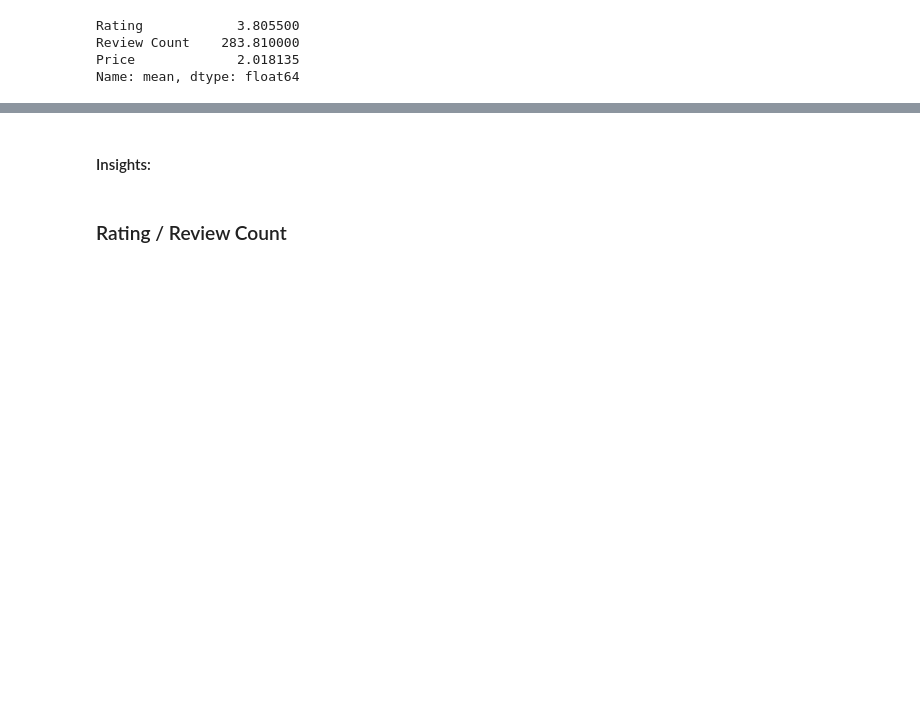
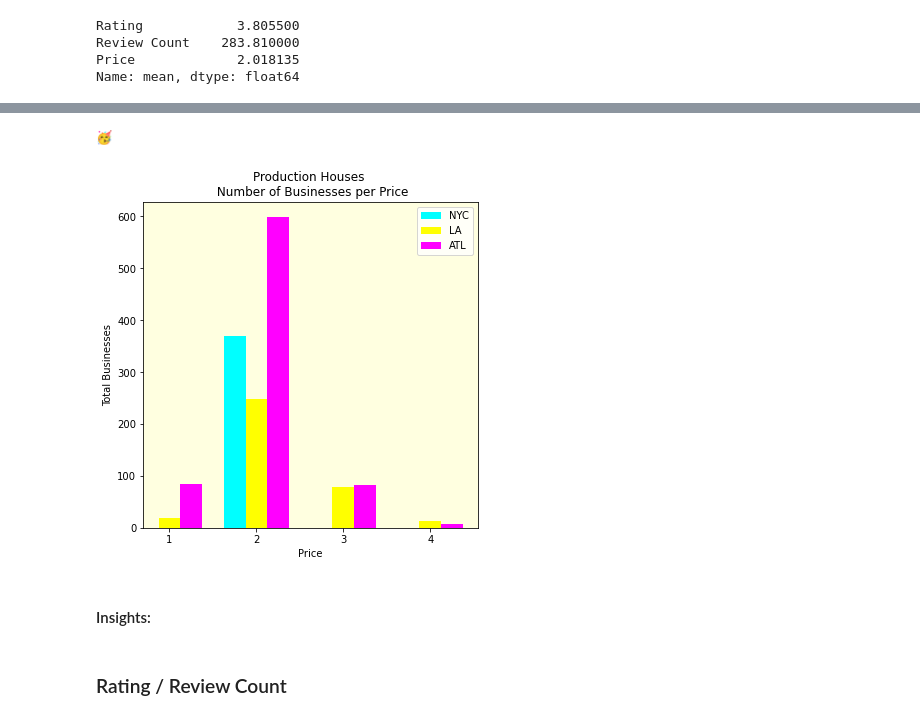
Before and after one commit to mike-flanagan/Yelp_Jake_Mike_Phase_1, a Jupyter notebook: Visualization_Analysis_Mike_Merge_Safe.ipynb, the cells around one changed output, grey strips where cells are left out. Cells and saved outputs as stored; diff of their text form; code cells hidden in the pictures; blank space fills up the shorter version.

```diff
--- a/Visualization_Analysis_Mike_Merge_Safe.ipynb
+++ b/Visualization_Analysis_Mike_Merge_Safe.ipynb
@@ -122,36 +210,39 @@ print('🥳')
 # %%
-price_review_cnt_title = 'Production Houses \n Relationship Between Price and Review Count'
+price_review_cnt_title = 'Production Houses \n Number of Businesses per Price'
 x_label = 'Price'
-y_label = 'Review Count'
+y_label = 'Total Businesses'
 width = .25
 
 
-x1 = df_prod_nyc['Price'].median()
-y1 = df_prod_nyc['Price'].value_counts().sort_index()
+x1 = df_prod_ny['Price'].median()
+y1 = df_prod_ny['Price'].value_counts().sort_index()
 
 x2 = df_prod_la['Price'].value_counts().sort_index().index[:4]
 y2 = df_prod_la['Price'].value_counts().sort_index()
 
 x3 = df_prod_ga['Price'].value_counts().sort_index().index[:4]
 y3 = df_prod_ga['Price'].value_counts().sort_index()
 
 # xtik = [1, 2, 3, 4]
 
 fig, ax = plt.subplots(figsize=(6,6))
 
 ax.set_xlabel(x_label)
 ax.set_ylabel(y_label);
 ax.set_xticks([1, 2, 3, 4])
 # ax.set_xticks(['$'*i for i in xtik])
 
 ax.bar(x1-(width), y1, width, color="cyan", align='center')
 ax.bar(x2, y2, width, color="yellow", align= 'center')
 ax.bar(x3+(width), y3, width, color="magenta", align= 'center')
 ax.set_title(price_review_cnt_title)
 ax.set_facecolor("lightyellow")
 
 ax.legend(['NYC', 'LA', 'ATL'])
 print('🥳')
+# %% [output]
+🥳
+[figure, added]
 # %% [markdown]
 #### Insights:
 # %% [markdown]
```
Also changed, not shown: parts of 29 cells of this notebook, 1 other file.
